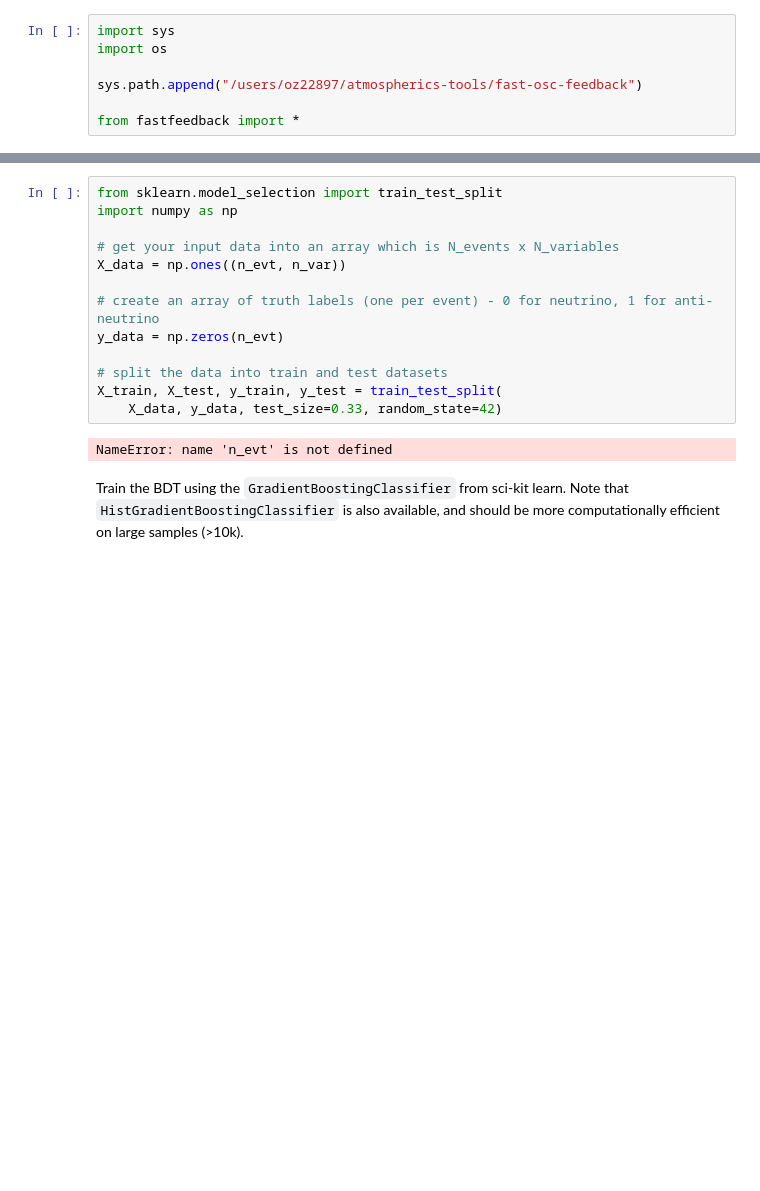
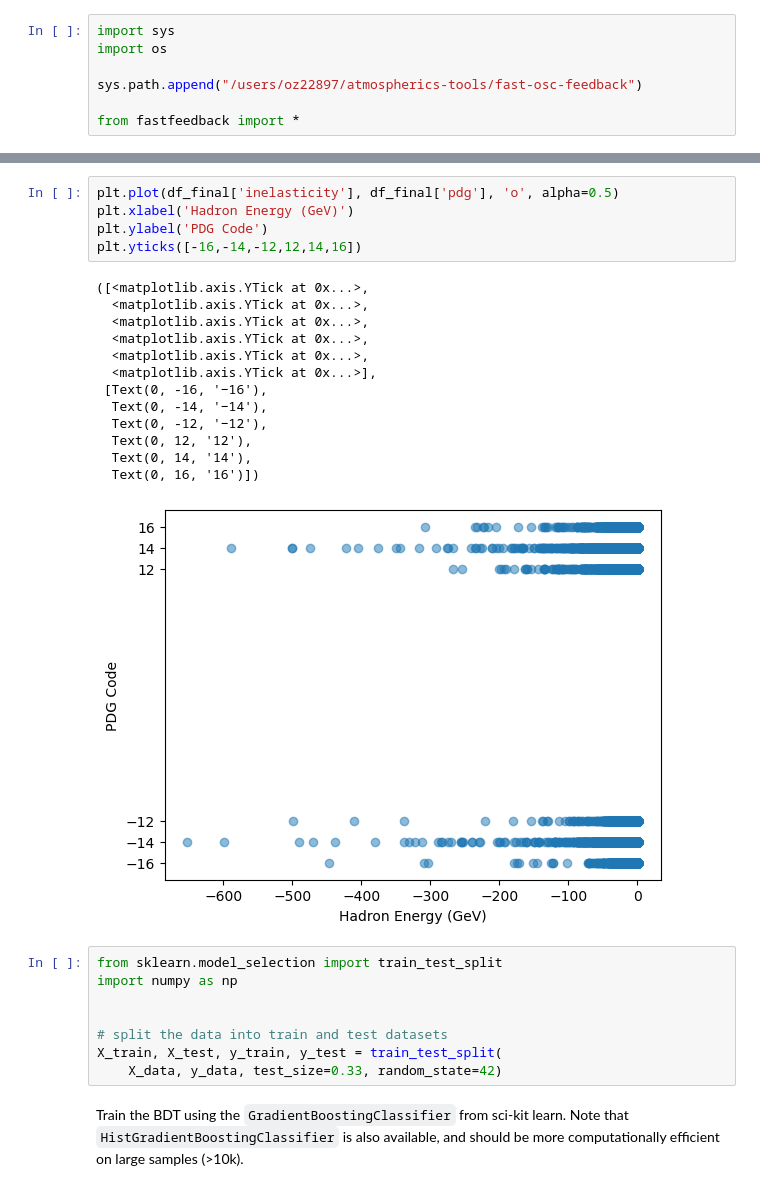
Before and after one commit to bristol-dune/atmospherics-tools, a Jupyter notebook: fast-osc-feedback/nu-nu_bar-BDT/BDT-Skeleton.ipynb, the cells around one changed output, grey strips where cells are left out. Drawn from its saved outputs; the diff is of its cells as text; blank space fills up the shorter version.

```diff
--- a/fast-osc-feedback/nu-nu_bar-BDT/BDT-Skeleton.ipynb
+++ b/fast-osc-feedback/nu-nu_bar-BDT/BDT-Skeleton.ipynb
@@ -44,18 +98,30 @@ NameError: name 'n_evt' is not defined
+# %%
+plt.plot(df_final['inelasticity'], df_final['pdg'], 'o', alpha=0.5)
+plt.xlabel('Hadron Energy (GeV)')
+plt.ylabel('PDG Code')
+plt.yticks([-16,-14,-12,12,14,16])
+# %% [output]
+([<matplotlib.axis.YTick at 0x...>,
+  <matplotlib.axis.YTick at 0x...>,
+  <matplotlib.axis.YTick at 0x...>,
+  <matplotlib.axis.YTick at 0x...>,
+  <matplotlib.axis.YTick at 0x...>,
+  <matplotlib.axis.YTick at 0x...>],
+ [Text(0, -16, '−16'),
+  Text(0, -14, '−14'),
+  Text(0, -12, '−12'),
+  Text(0, 12, '12'),
+  Text(0, 14, '14'),
+  Text(0, 16, '16')])
+[figure, added]
 # %%
 from sklearn.model_selection import train_test_split
 import numpy as np
 
-# get your input data into an array which is N_events x N_variables
-X_data = np.ones((n_evt, n_var))
-
-# create an array of truth labels (one per event) - 0 for neutrino, 1 for anti-neutrino
-y_data = np.zeros(n_evt)
 
 # split the data into train and test datasets
 X_train, X_test, y_train, y_test = train_test_split(
     X_data, y_data, test_size=0.33, random_state=42)
-# %% [output]
-NameError: name 'n_evt' is not defined
 # %% [markdown]
 Train the BDT using the `GradientBoostingClassifier` from sci-kit learn.  Note that `HistGradientBoostingClassifier` is also available, and should be more computationally efficient on large samples (>10k).
 # %%
```
Also changed, not shown: parts of 15 cells of this notebook, 3 other files.
